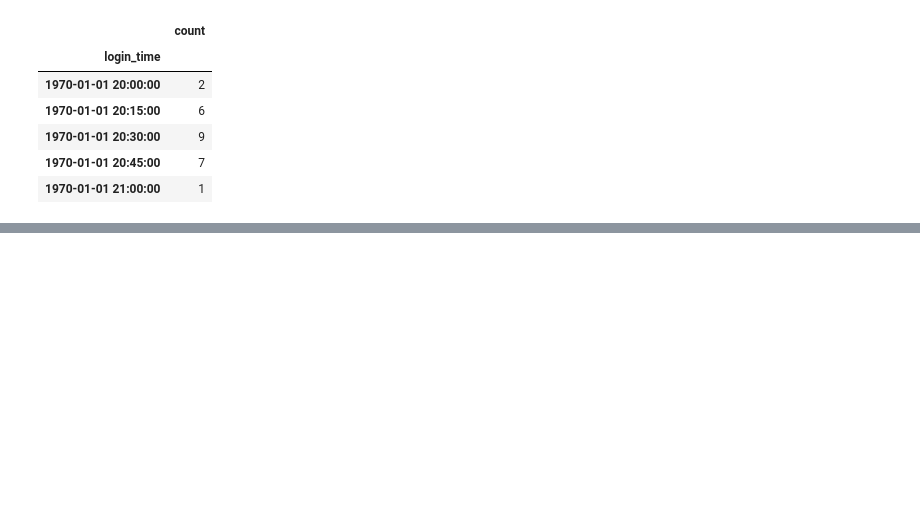
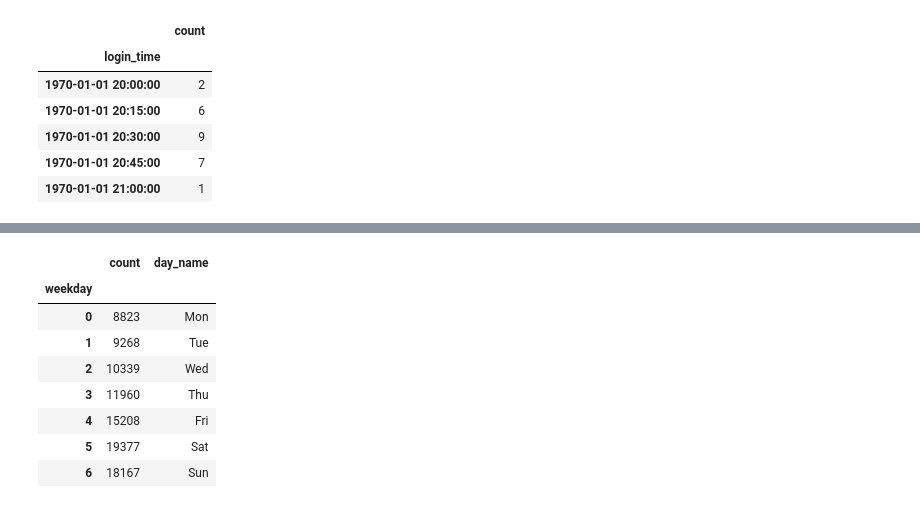
Before and after one commit to MsEM11/Ultimate_Tech_Inc, a Jupyter notebook: ultimate_challenge.ipynb, the cells around one changed output, grey strips where cells are left out. Cells and saved outputs as stored; diff of their text form; code cells hidden in the pictures; blank space fills up the shorter version.

```diff
--- a/ultimate_challenge.ipynb
+++ b/ultimate_challenge.ipynb
@@ -107,0 +131,15 @@ Name: 07:30:00, dtype: object
+# %%
+# Aggregate logins by weekday
+weekly_agg = weekly.groupby('weekday').count()
+weekly_agg.columns=['count']
+weekly_agg
+# %% [output]
+|  | count | day_name |
+| weekday |  |  |
+| 0 | 8823 | Mon |
+| 1 | 9268 | Tue |
+| 2 | 10339 | Wed |
+| 3 | 11960 | Thu |
+| 4 | 15208 | Fri |
+| 5 | 19377 | Sat |
+| 6 | 18167 | Sun |
```
Also changed, not shown: parts of 12 cells of this notebook.
